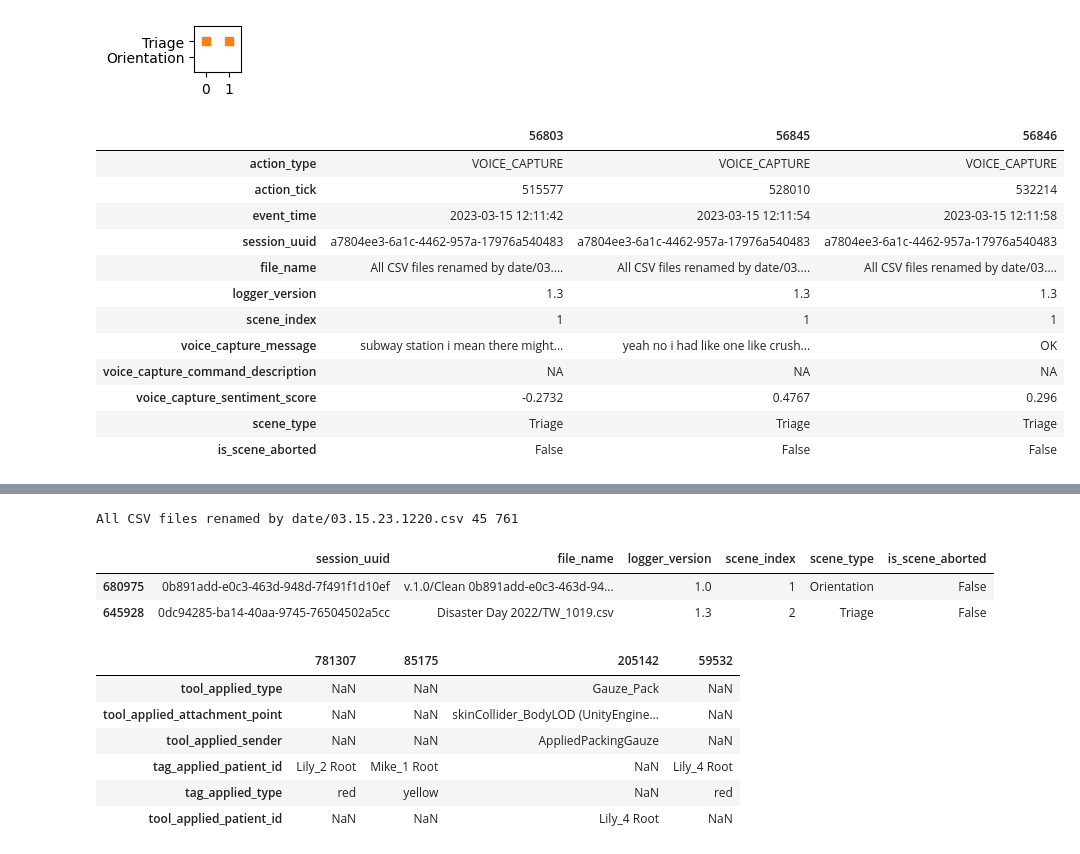
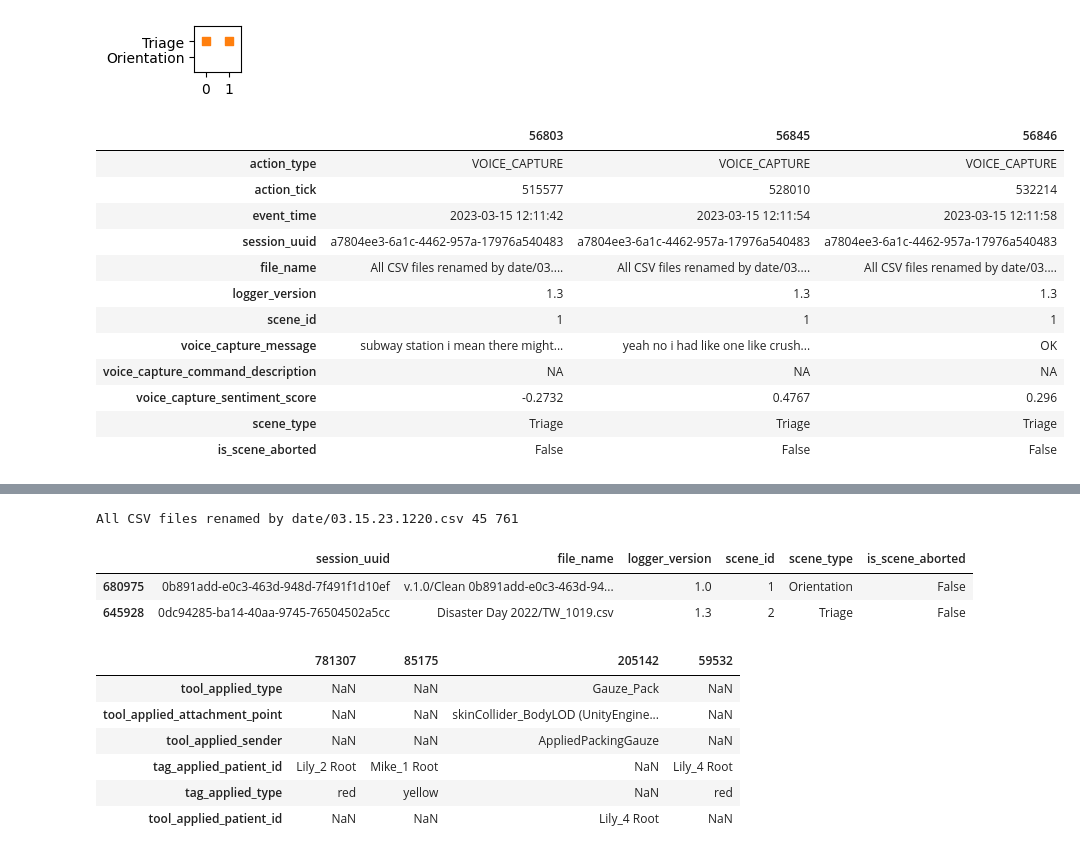
Before and after one commit to dbabbitt/itm-analysis-reporting-1, a Jupyter notebook: ipynb/Attic.ipynb, the cells around one changed output, grey strips where cells are left out. Drawn from its saved outputs; the diff is of its cells as text; code cells hidden in the pictures.

```diff
--- a/ipynb/Attic.ipynb
+++ b/ipynb/Attic.ipynb
@@ -2541,7 +2714,7 @@ for _, scene_df in frvrs_logs_df[base_mask_series].groupby(fu.scene_groupby_colu
     hemorrhage_df = scene_df[mask_series]
     mask_series = scene_df.injury_treated_required_procedure.isin(fu.hemorrhage_control_procedures_list)
     controlled_df = scene_df[mask_series]
-    on_columns_list = ['session_uuid', 'file_name', 'logger_version', 'scene_index', 'is_scene_aborted', 'scene_type', 'is_a_one_triage_file', 'patient_id', 'injury_id']
+    on_columns_list = ['session_uuid', 'file_name', 'logger_version', 'scene_id', 'is_scene_aborted', 'scene_type', 'is_a_one_triage_file', 'patient_id', 'injury_id']
     merged_columns_list = ['patient_id', 'injury_id', 'action_type_hemorrhage', 'elapsed_time_hemorrhage', 'action_type_controlled', 'elapsed_time_controlled']
     df = hemorrhage_df.merge(controlled_df, on=on_columns_list, suffixes=('_hemorrhage', '_controlled'))
     display(df[merged_columns_list].dropna(axis='columns', how='all').T)
@@ -2623,7 +2796,7 @@ mask_series = base_mask_series & frvrs_logs_df.injury_treated_required_procedure
 
 # Iterate through each patient in each run in each file
 rows_list = []
-for (session_uuid, scene_index), injury_treated_df in frvrs_logs_df[mask_series].groupby(fu.scene_groupby_columns):
+for (session_uuid, scene_id), injury_treated_df in frvrs_logs_df[mask_series].groupby(fu.scene_groupby_columns):
     row_dict = {}
     for cn in fu.scene_groupby_columns: row_dict[cn] = eval(cn)
 
@@ -2670,7 +2843,7 @@ for (session_uuid, scene_index), injury_treated_df in frvrs_logs_df[mask_series]
             # Was the correct tool applied?
             row_dict['is_correct_tool_applied'] = fu.is_correct_bleeding_tool_applied(injury_records_df)
             mask_series = injury_records_df.tool_applied_sender.isin(['AppliedTourniquet', 'AppliedPackingGauze'])
-            if injury_records_df[mask_series].shape[0]:
+            if mask_series.any():
 
                 # Get the last tourniquet applied
                 time_stop = fu.get_scene_end(injury_records_df[mask_series])
@@ -2682,7 +2855,7 @@ for (session_uuid, scene_index), injury_treated_df in frvrs_logs_df[mask_series]
 
             # Was the bleeding treated?
             mask_series = (injury_records_df.injury_treated_injury_treated == True) & (injury_records_df.injury_treated_injury_treated_with_wrong_treatment == False)
-            if injury_records_df[mask_series].shape[0]:
+            if mask_series.any():
 
                 # Get the last tourniquet applied
                 row_dict['bleeding_treated_time'] = fu.get_injury_correctly_treated_time(injury_records_df)
@@ -2773,15 +2946,15 @@ if not os.path.exists(file_path):
     mask_series = frvrs_logs_df.file_name.isin(file_names_list) & (frvrs_logs_df.scene_type == 'Triage')
     rows_list = []
     for file_name, file_name_df in frvrs_logs_df[mask_series].groupby('file_name'):
-        min_triage = file_name_df.scene_index.min()
-        mask_series = (frvrs_logs_df.scene_index == min_triage) & (frvrs_logs_df.file_name == file_name)
+        min_triage = file_name_df.scene_id.min()
+        mask_series = (frvrs_logs_df.scene_id == min_triage) & (frvrs_logs_df.file_name == file_name)
         df = frvrs_logs_df[mask_series]
         min_start = df.action_tick.min()
         min_stop = df.action_tick.max()
         min_elapsed = min_stop - min_start
 
-        max_triage = file_name_df.scene_index.max()
-        mask_series = (frvrs_logs_df.scene_index == max_triage) & (frvrs_logs_df.file_name == file_name)
+        max_triage = file_name_df.scene_id.max()
+        mask_series = (frvrs_logs_df.scene_id == max_triage) & (frvrs_logs_df.file_name == file_name)
         df = frvrs_logs_df[mask_series]
         max_start = df.action_tick.min()
         max_stop = df.action_tick.max()
@@ -2982,7 +3155,7 @@ highlighted_ngrams = ['Triage', 'Orientation']
 sequences_set = set()
 for (file_name), file_name_df in frvrs_logs_df[mask_series].groupby(['file_name']):
     sequence = []
-    for (scene_index), scene_df in file_name_df.groupby(['scene_index']):
+    for (scene_id), scene_df in file_name_df.groupby(['scene_id']):
         scene_type = fu.get_scene_type(scene_df)
         if len(scene_type) != 1: raise
         else: scene_type = scene_type[0]
@@ -2999,40 +3172,40 @@ for sequence in sorted([eval(s) for s in sequences_set]):
 mask_series = (triage_count_df.triage_count == 2)
 file_names_list = triage_count_df[mask_series].file_name.tolist()
 mask_series = frvrs_logs_df.file_name.isin(file_names_list) & (frvrs_logs_df.scene_type == 'Triage')
-columns_list = ['session_uuid', 'file_name', 'logger_version', 'scene_index', 'scene_type', 'is_scene_aborted']
+columns_list = ['session_uuid', 'file_name', 'logger_version', 'scene_id', 'scene_type', 'is_scene_aborted']
 count_tuples_list = []
 for (file_name), file_name_df in frvrs_logs_df[mask_series].groupby('file_name'):
-    min_triage = file_name_df.scene_index.min()
-    mask_series = (frvrs_logs_df.scene_index == min_triage) & (frvrs_logs_df.file_name == file_name)
+    min_triage = file_name_df.scene_id.min()
+    mask_series = (frvrs_logs_df.scene_id == min_triage) & (frvrs_logs_df.file_name == file_name)
     df = frvrs_logs_df[mask_series]
     min_count = df.shape[0]
     mask_series &= ~frvrs_logs_df.voice_capture_message.isnull()
     df = frvrs_logs_df[mask_series]
     display(df.sort_values('action_tick').tail(4).dropna(axis='columns', how='all').T)
 
-    max_triage = file_name_df.scene_index.max()
-    mask_series = (frvrs_logs_df.scene_index == max_triage) & (frvrs_logs_df.file_name == file_name)
+    max_triage = file_name_df.scene_id.max()
+    mask_series = (frvrs_logs_df.scene_id == max_triage) & (frvrs_logs_df.file_name == file_name)
     df = frvrs_logs_df[mask_series]
     max_count = df.shape[0]
     mask_series &= ~frvrs_logs_df.voice_capture_message.isnull()
     df = frvrs_logs_df[mask_series]
     display(df.sort_values('action_tick').head(4).dropna(axis='columns', how='all').T)
 
     # if df.shape[0]: display(df[columns_list].sample(min(4, df.shape[0])).T)
     count_tuple = (file_name, min_count, max_count)
     count_tuples_list.append(count_tuple)
     break
 for count_tuple in count_tuples_list[:3]:
     print(*count_tuple)
 # %% [output]
 |  | 56803 | 56845 | 56846 |
 | action_type | VOICE_CAPTURE | VOICE_CAPTURE | VOICE_CAPTURE |
 | action_tick | 515577 | 528010 | 532214 |
 | event_time | 2023-03-15 12:11:42 | 2023-03-15 12:11:54 | 2023-03-15 12:11:58 |
 | session_uuid | a7804ee3-6a1c-4462-957a-17976a540483 | a7804ee3-6a1c-4462-957a-17976a540483 | a7804ee3-6a1c-4462-957a-17976a540483 |
 | file_name | All CSV files renamed by date/03.... | All CSV files renamed by date/03.... | All CSV files renamed by date/03.... |
 | logger_version | 1.3 | 1.3 | 1.3 |
-| scene_index | 1 | 1 | 1 |
+| scene_id | 1 | 1 | 1 |
 | voice_capture_message | subway station i mean there might... | yeah no i had like one like crush... | OK |
 | voice_capture_command_description | NA | NA | NA |
 | voice_capture_sentiment_score | -0.2732 | 0.4767 | 0.296 |
@@ -3058,10 +3231,10 @@ All CSV files renamed by date/03.15.23.1220.csv 45 761
 mask_series = (triage_count_df.triage_count == 3)
 file_names_list = triage_count_df[mask_series].file_name.tolist()
 mask_series = frvrs_logs_df.file_name.isin(file_names_list)
-columns_list = ['session_uuid', 'file_name', 'logger_version', 'scene_index', 'scene_type', 'is_scene_aborted']
+columns_list = ['session_uuid', 'file_name', 'logger_version', 'scene_id', 'scene_type', 'is_scene_aborted']
 nu.get_minority_combinations(frvrs_logs_df[mask_series][columns_list], ['scene_type', 'is_scene_aborted'])
 # %% [output]
-|  | session_uuid | file_name | logger_version | scene_index | scene_type | is_scene_aborted |
+|  | session_uuid | file_name | logger_version | scene_id | scene_type | is_scene_aborted |
 | 680975 | 0b891add-e0c3-463d-948d-7f491f1d10ef | v.1.0/Clean 0b891add-e0c3-463d-94... | 1.0 | 1 | Orientation | False |
 | 645928 | 0dc94285-ba14-40aa-9745-76504502a5cc | Disaster Day 2022/TW_1019.csv | 1.3 | 2 | Triage | False |
 # %%
```
Also changed, not shown: parts of 22 cells of this notebook, 54 other files.
